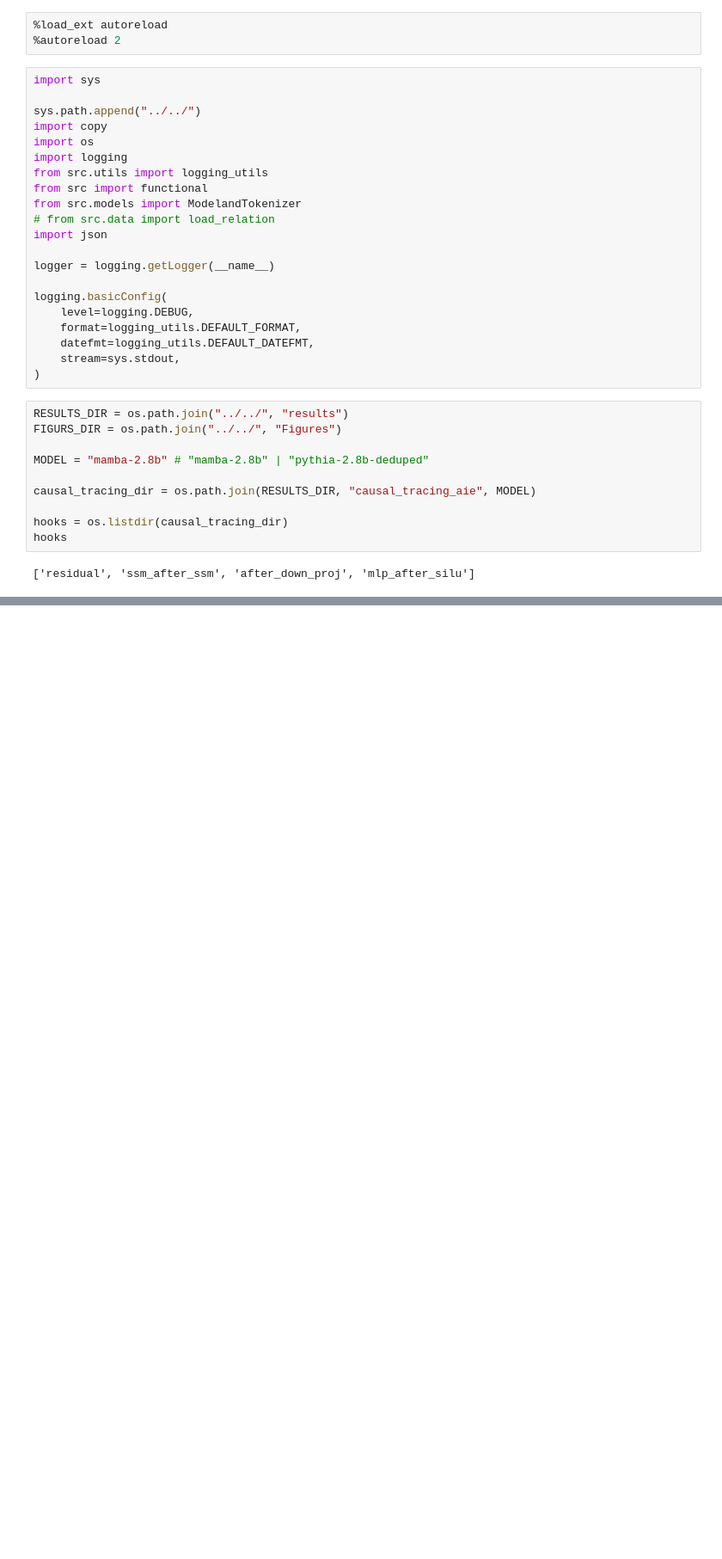
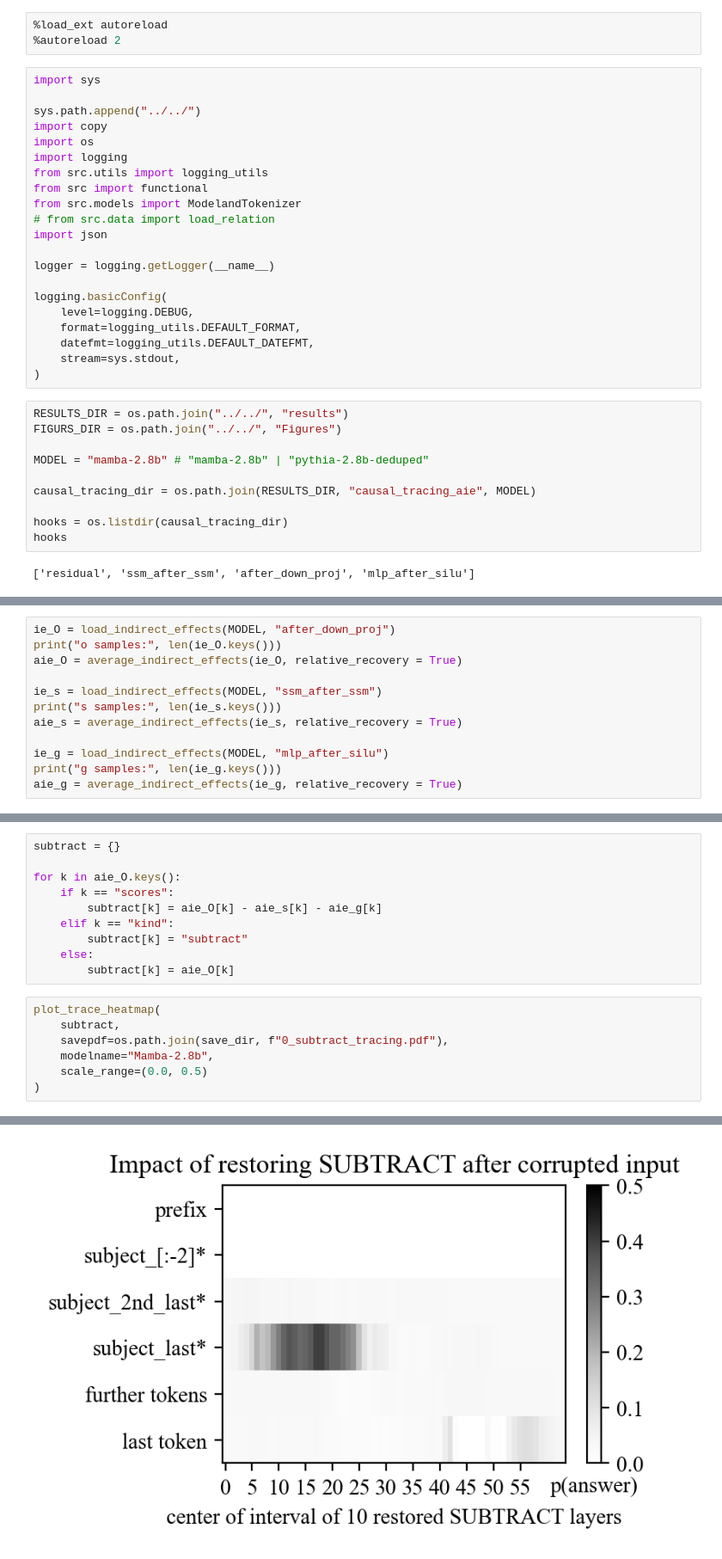
Before and after one commit to arnab-api/romba, a Jupyter notebook: notebooks/figures/causal_tracing.ipynb, the cells around one changed output, grey strips where cells are left out. Shown at 86% size. Cells and saved outputs as stored; diff of their text form; blank space fills up the shorter version.

```diff
--- a/notebooks/figures/causal_tracing.ipynb
+++ b/notebooks/figures/causal_tracing.ipynb
@@ -187,0 +105,12 @@ plot_trace_heatmap(
+# %%
+ie_O = load_indirect_effects(MODEL, "after_down_proj")
+print("o samples:", len(ie_O.keys()))
+aie_O = average_indirect_effects(ie_O, relative_recovery = True)
+
+ie_s = load_indirect_effects(MODEL, "ssm_after_ssm")
+print("s samples:", len(ie_s.keys()))
+aie_s = average_indirect_effects(ie_s, relative_recovery = True)
+
+ie_g = load_indirect_effects(MODEL, "mlp_after_silu")
+print("g samples:", len(ie_g.keys()))
+aie_g = average_indirect_effects(ie_g, relative_recovery = True)
@@ -187,0 +138,18 @@ plot_trace_heatmap(
+# %%
+subtract = {}
+
+for k in aie_O.keys():
+    if k == "scores":
+        subtract[k] = aie_O[k] - aie_s[k] - aie_g[k]
+    elif k == "kind":
+        subtract[k] = "subtract"
+    else:
+        subtract[k] = aie_O[k]
+# %%
+plot_trace_heatmap(
+    subtract,
+    savepdf=os.path.join(save_dir, f"0_subtract_tracing.pdf"),
+    modelname="Mamba-2.8b",
+    scale_range=(0.0, 0.5)
+)
+# %% [output]
@@ -187,0 +169 @@ plot_trace_heatmap(
+[figure, added]
```
Also changed, not shown: parts of 5 cells of this notebook, 5 other files.
